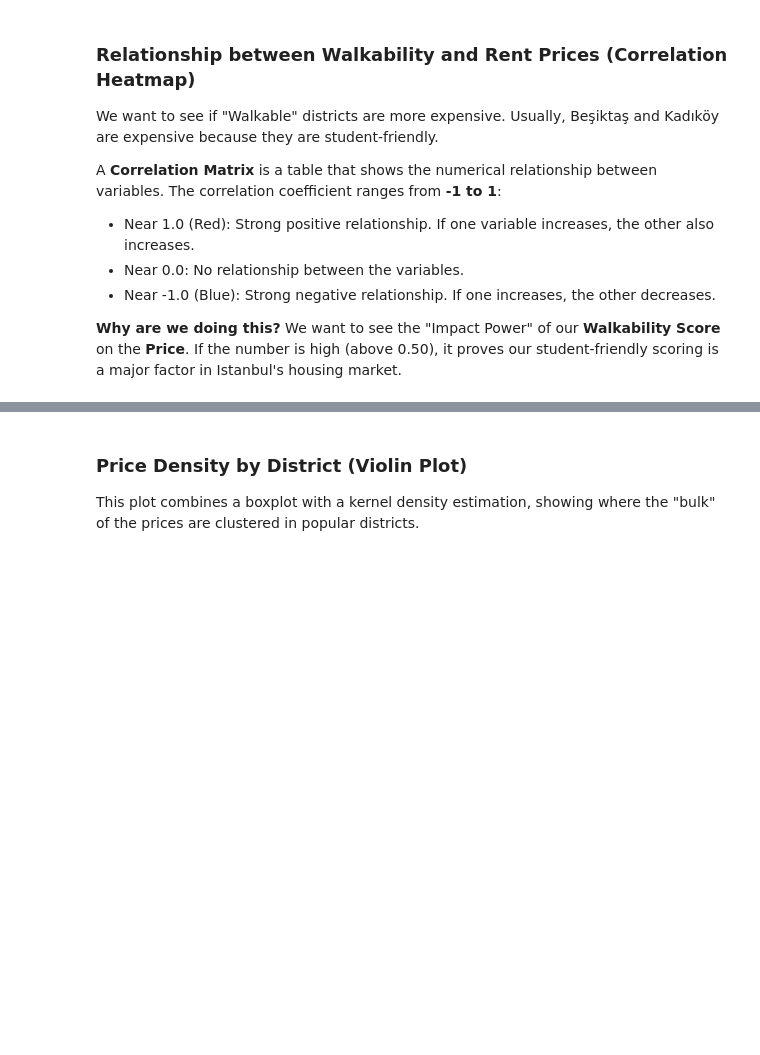
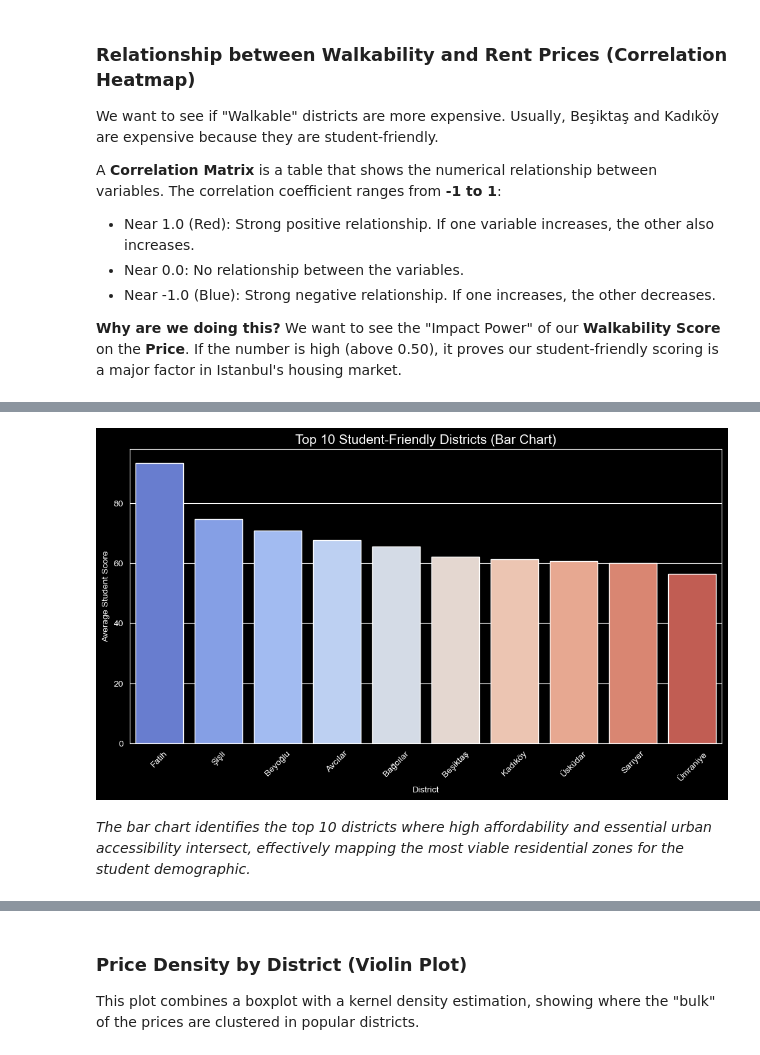
Before and after one commit to oykutugana/istanbul-rent-walkability-analysis, a Jupyter notebook: notebooks/P1_EDA.ipynb, the cells around one changed output, grey strips where cells are left out. Drawn from its saved outputs; the diff is of its cells as text; code cells hidden in the pictures; blank space fills up the shorter version.

```diff
--- a/notebooks/P1_EDA.ipynb
+++ b/notebooks/P1_EDA.ipynb
@@ -639,0 +697,26 @@ _The upper-left quadrant identifies the 'Student Sweet Spot'—districts like Ü
+# %%
+df = pd.read_csv('../data/istanbul_emlak_final.csv')
+
+# Ilce bazinda ogrenci skor ortalamalarini hesapla ve en yuksek 10 tanesini sec.
+# Bu islem, hangi ilcelerin ogrenciler icin en ideal (fiyat/performans) oldugunu gosterir.
+student_districts = df.groupby('district')['student_score'].mean().sort_values(ascending=False).head(10)
+
+# Grafik alanini ve boyutlarini olustur
+plt.figure(figsize=(12, 6))
+
+# Bar Chart: Ilce bazli ogrenci skorlarini gorsellestir
+sns.barplot(x=student_districts.index, y=student_districts.values, palette='coolwarm')
+
+# Grafik basligi ve label ekle
+plt.title('Top 10 Student-Friendly Districts (Bar Chart)', fontsize=15)
+plt.ylabel('Average Student Score')
+plt.xlabel('District')
+plt.xticks(rotation=45)
+
+# Grafigi yuksek cozunurlukte (300 DPI) kaydet ve ekranda goster
+plt.savefig('../plots/top10_student_districts.png', dpi=300, bbox_inches='tight')
+plt.show()
+# %% [output]
+[figure, added]
+# %% [markdown]
+_The bar chart identifies the top 10 districts where high affordability and essential urban accessibility intersect, effectively mapping the most viable residential zones for the student demographic._
```
Also changed, not shown: parts of 44 cells of this notebook, 6 other files.
